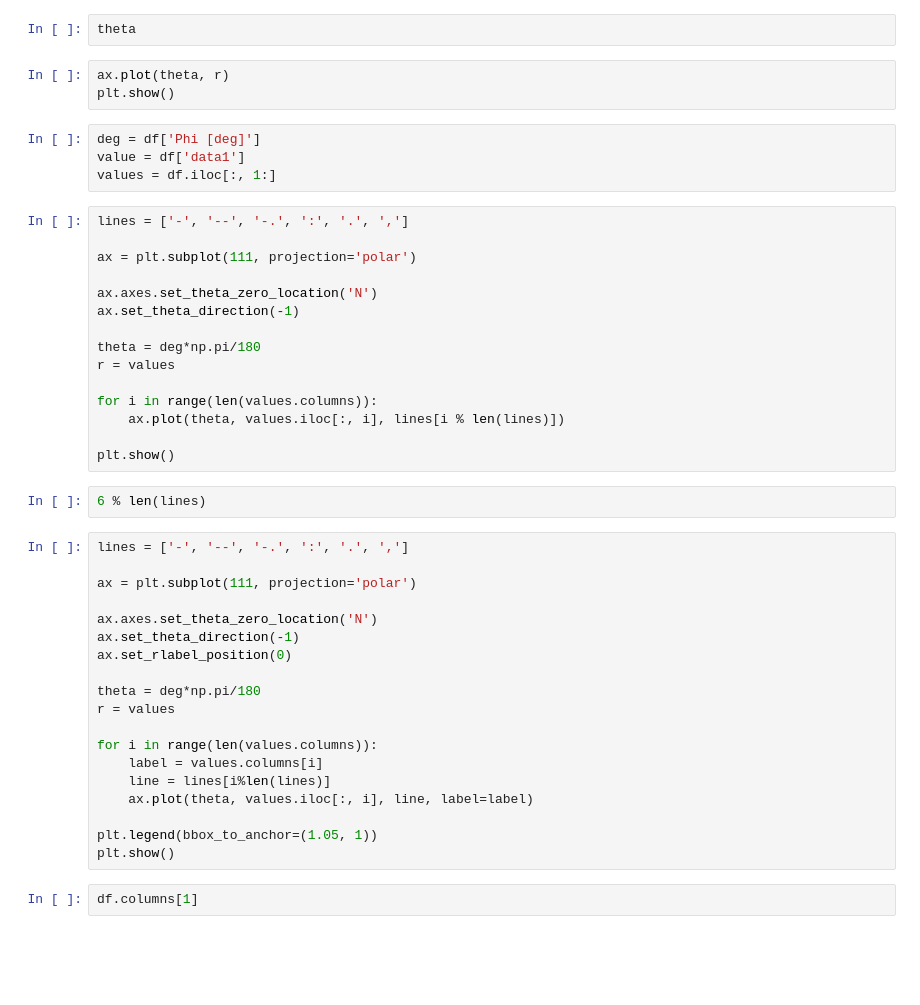
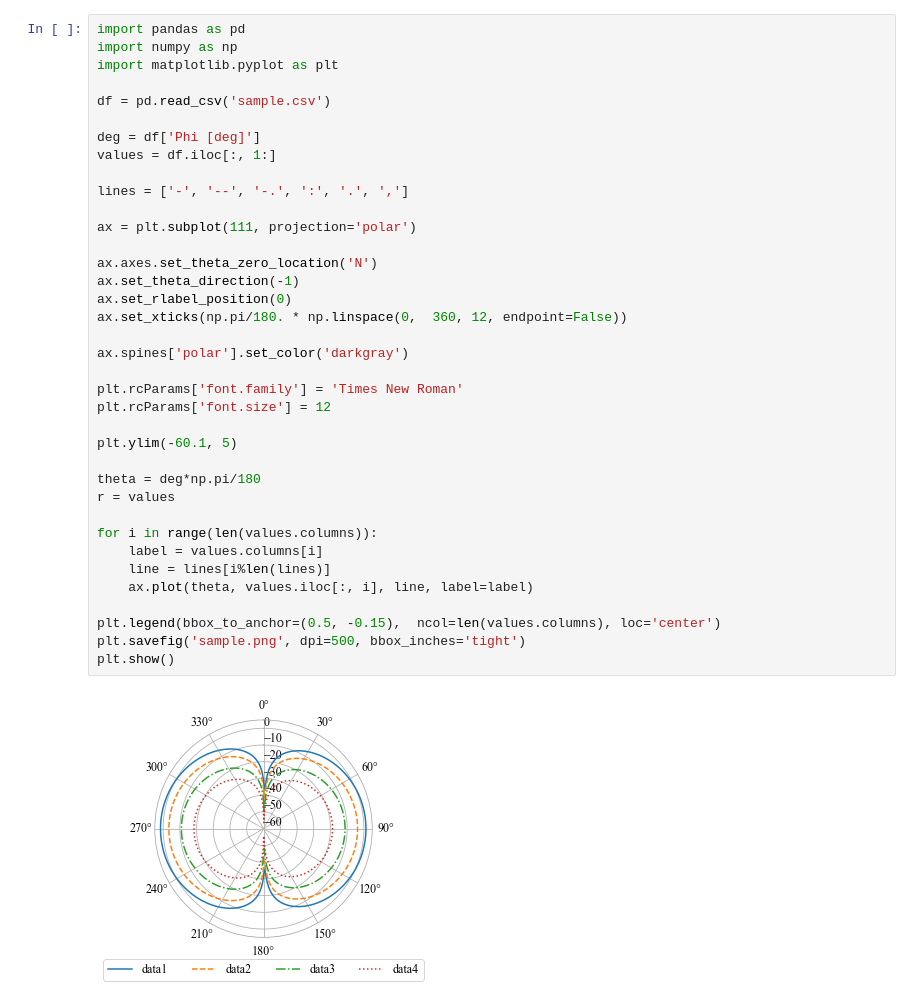
Before and after one commit to kure-kosen/marumaru, a Jupyter notebook: sandbox/scratch.ipynb, the cells around one changed output. Saved outputs shown, nothing was run; the diff lists cells and outputs as text; blank space fills up the shorter version.

```diff
--- a/sandbox/scratch.ipynb
+++ b/sandbox/scratch.ipynb
@@ -54,47 +1,39 @@ r = (1+0.6*np.cos(theta))**-1
-# %%
-theta
-# %%
-ax.plot(theta, r)
-plt.show()
-# %%
-deg = df['Phi [deg]']
-value = df['data1']
-values = df.iloc[:, 1:]
-# %%
-lines = ['-', '--', '-.', ':', '.', ',']
-
-ax = plt.subplot(111, projection='polar')
-
-ax.axes.set_theta_zero_location('N')
-ax.set_theta_direction(-1)
-
-theta = deg*np.pi/180
-r = values
-
-for i in range(len(values.columns)):
-    ax.plot(theta, values.iloc[:, i], lines[i % len(lines)])
-
-plt.show()
-# %%
-6 % len(lines)
 # %%
+import pandas as pd
+import numpy as np
+import matplotlib.pyplot as plt
+
+df = pd.read_csv('sample.csv')
+
+deg = df['Phi [deg]']
+values = df.iloc[:, 1:]
+
 lines = ['-', '--', '-.', ':', '.', ',']
 
 ax = plt.subplot(111, projection='polar')
 
 ax.axes.set_theta_zero_location('N')
 ax.set_theta_direction(-1)
 ax.set_rlabel_position(0)
+ax.set_xticks(np.pi/180. * np.linspace(0,  360, 12, endpoint=False))
+
+ax.spines['polar'].set_color('darkgray')
+
+plt.rcParams['font.family'] = 'Times New Roman'
+plt.rcParams['font.size'] = 12
+
+plt.ylim(-60.1, 5)
 
 theta = deg*np.pi/180
 r = values
 
 for i in range(len(values.columns)):
     label = values.columns[i]
     line = lines[i%len(lines)]
     ax.plot(theta, values.iloc[:, i], line, label=label)
 
-plt.legend(bbox_to_anchor=(1.05, 1))
+plt.legend(bbox_to_anchor=(0.5, -0.15),  ncol=len(values.columns), loc='center')
+plt.savefig('sample.png', dpi=500, bbox_inches='tight')
 plt.show()
+# %% [output]
+[figure, added]
-# %%
-df.columns[1]
```
Also changed, not shown: parts of 14 cells of this notebook, 1 other file.
